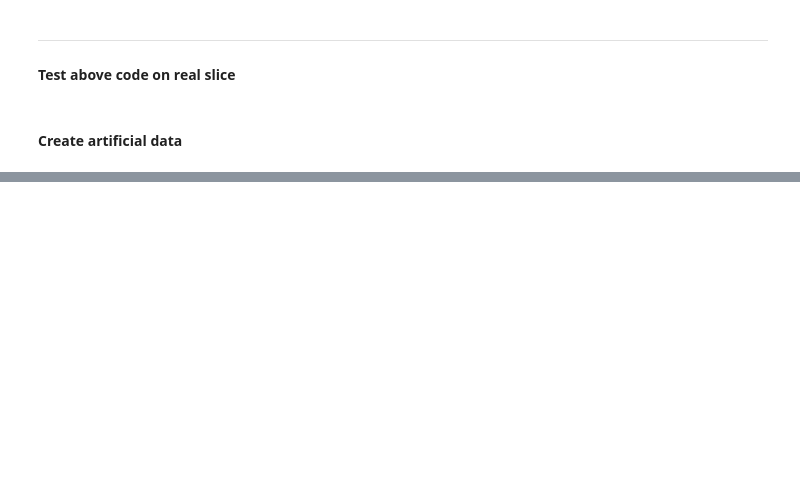
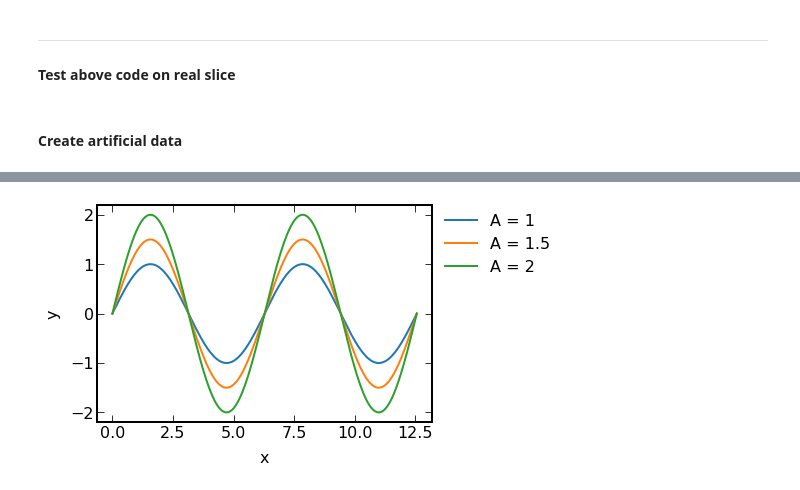
Before and after one commit to artorg-unibe-ch/spline_mesher, a Jupyter notebook: tmp/intersection_internal.ipynb, the cells around one changed output, grey strips where cells are left out. Cells and saved outputs as stored; diff of their text form; code cells hidden in the pictures; blank space fills up the shorter version.

```diff
--- a/tmp/intersection_internal.ipynb
+++ b/tmp/intersection_internal.ipynb
@@ -717,0 +638,19 @@ print('')
+# %%
+# Import packages
+import matplotlib.pyplot as plt
+import numpy as np# Use our custom style
+plt.style.use('simone')# Create figure
+fig = plt.figure()# Add subplot to figure
+ax = fig.add_subplot(111)# Create some data
+x = np.linspace(0, 4*np.pi, 200)
+y1 = np.sin(x)
+y2 = 1.5*np.sin(x)
+y3 = 2*np.sin(x)# Plot data
+ax.plot(x, y1, label='A = 1')
+ax.plot(x, y2, label='A = 1.5')
+ax.plot(x, y3, label='A = 2')# Set axis labels
+ax.set_xlabel('x')
+ax.set_ylabel('y')# Add legend - loc is a tuple specifying the bottom left corner
+ax.legend(loc=(1.02, 0.65))# Save plot
+plt.show()
+# %% [output]
@@ -717,0 +661 @@ print('')
+[figure, added]
```
Also changed, not shown: parts of 9 cells of this notebook, 1 other file.
